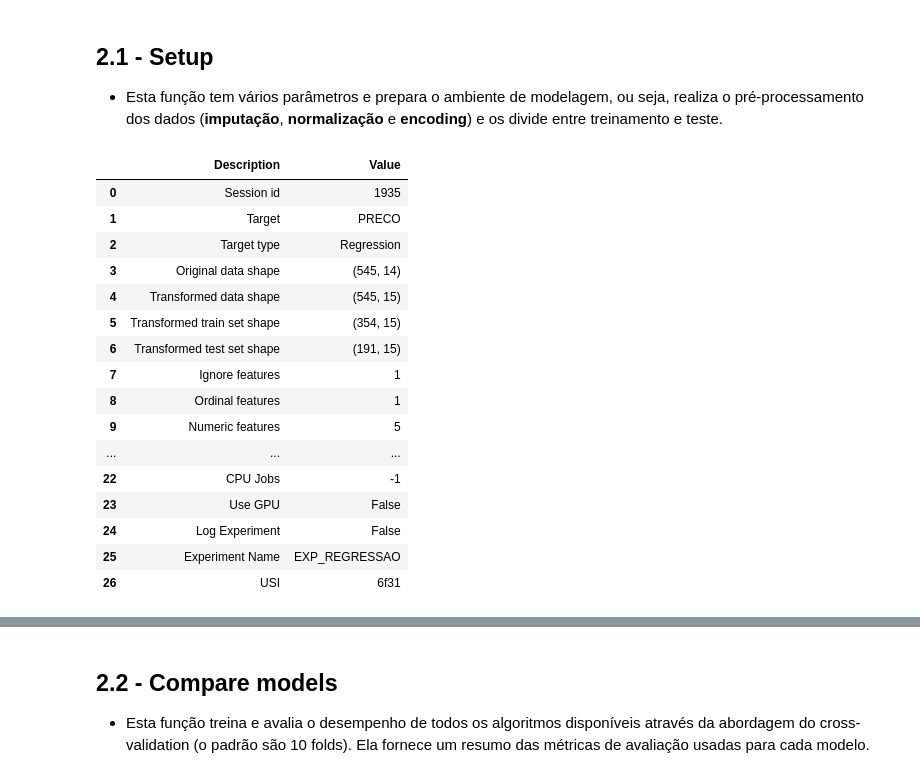
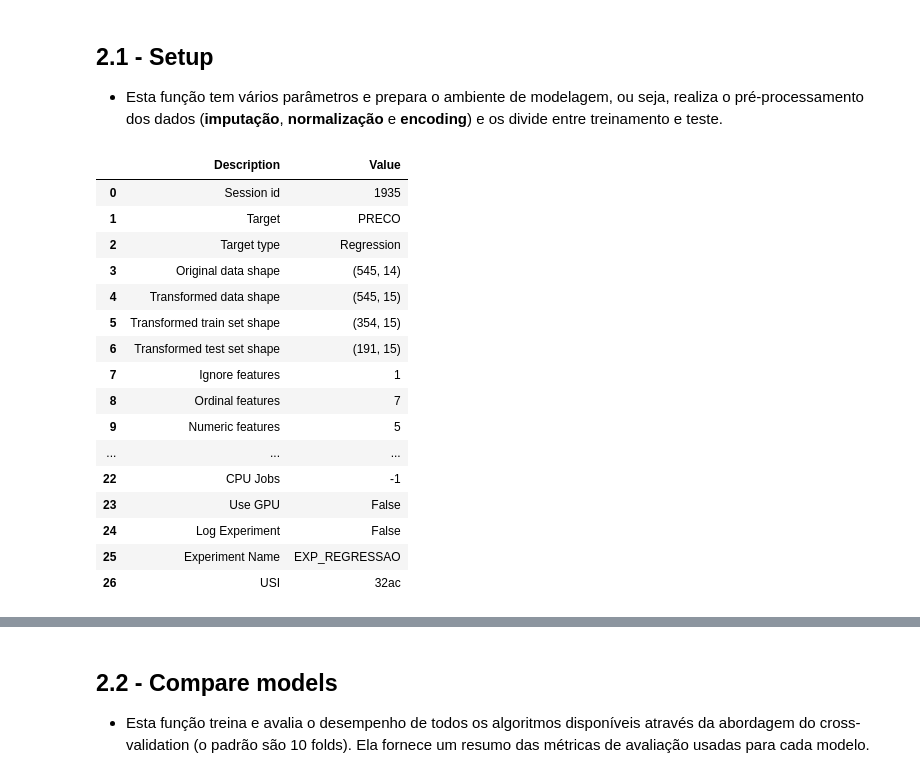
Before and after one commit to santoshenrique2021/PYCARET_REGRESSION, a Jupyter notebook: MACHINE_LEARNING_PYCARET.ipynb, the cells around one changed output, grey strips where cells are left out. Drawn from its saved outputs; the diff is of its cells as text; code cells hidden in the pictures.

```diff
--- a/MACHINE_LEARNING_PYCARET.ipynb
+++ b/MACHINE_LEARNING_PYCARET.ipynb
@@ -113,25 +131,31 @@ Name: MOBILIADA, dtype: object
 # %%
 exp = setup(df, target = 'PRECO', session_id = 1935, train_size = 0.65, ignore_features=['ID_RESIDENCIA'],
             normalize = True, normalize_method = 'minmax', numeric_imputation = 'median', categorical_imputation = 'mode',
-            ordinal_features = {'MOBILIADA': ['NAO','PARCIALMENTE', 'SIM']}, experiment_name= "EXP_REGRESSAO")
+            ordinal_features = {'MOBILIADA': ['NAO','PARCIALMENTE', 'SIM'],
+                               'FLAG_CENTRO': ['NAO', 'SIM'],
+                               'FLAG_QUARTO_HOSPEDE': ['NAO', 'SIM'],
+                               'FLAG_PORAO': ['NAO', 'SIM'],
+                               'FLAG_AGUA_MORNA': ['NAO', 'SIM'],
+                               'FLAG_AR_CONDICIONADO': ['NAO', 'SIM'],
+                               'FLAG_AREA_PREFERENCIAL': ['NAO', 'SIM']}, experiment_name= "EXP_REGRESSAO")
 # %% [output]
 |  | Description | Value |
 | 0 | Session id | 1935 |
 | 1 | Target | PRECO |
 | 2 | Target type | Regression |
 | 3 | Original data shape | (545, 14) |
 | 4 | Transformed data shape | (545, 15) |
 | 5 | Transformed train set shape | (354, 15) |
 | 6 | Transformed test set shape | (191, 15) |
 | 7 | Ignore features | 1 |
-| 8 | Ordinal features | 1 |
+| 8 | Ordinal features | 7 |
 | 9 | Numeric features | 5 |
 | ... | ... | ... |
 | 22 | CPU Jobs | -1 |
 | 23 | Use GPU | False |
 | 24 | Log Experiment | False |
 | 25 | Experiment Name | EXP_REGRESSAO |
-| 26 | USI | 6f31 |
+| 26 | USI | 32ac |
 # %%
 #Base de treino
 df_treino = get_config('train')
```
Also changed, not shown: parts of 60 cells of this notebook, 11 other files.
